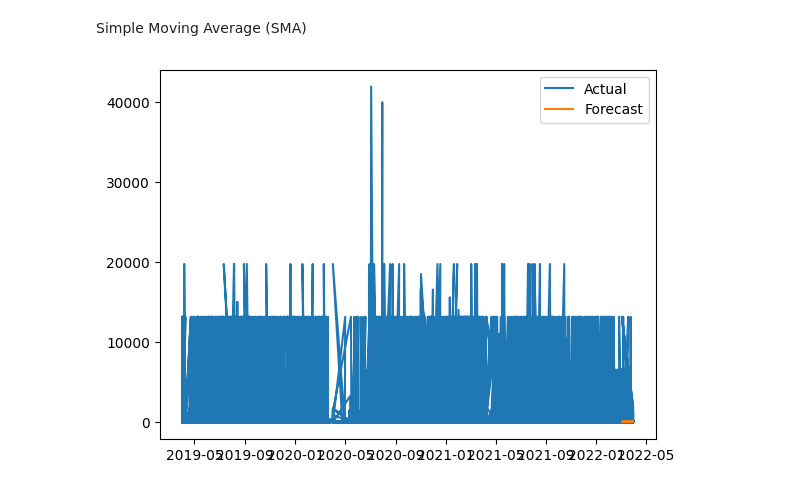
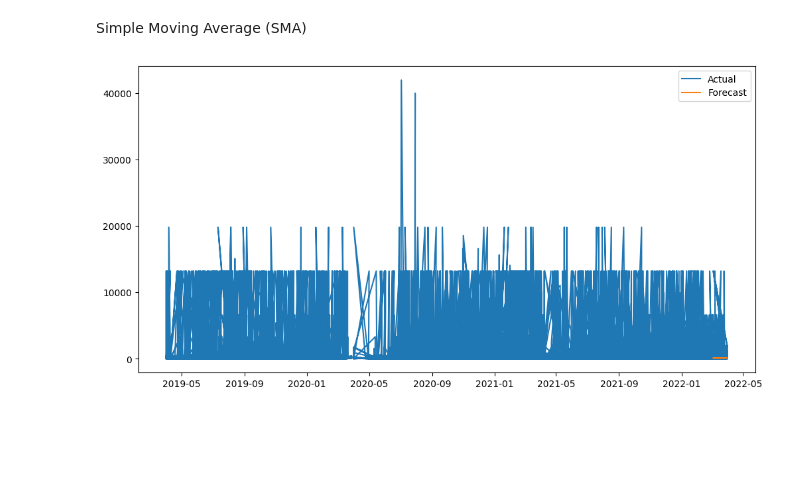
Before and after one commit to it21053528/Fiverr-Freelancing, a Jupyter notebook: anusha73k/forecast.ipynb, the cells around one changed output. Saved outputs shown, nothing was run; the diff lists cells and outputs as text; code cells hidden in the pictures; blank space fills up the shorter version.

```diff
--- a/anusha73k/forecast.ipynb
+++ b/anusha73k/forecast.ipynb
@@ -258,17 +272,18 @@ Simple Moving Average (SMA)
 # %%
 window_size = 365
 sma = df['QuantityAbs'].rolling(window=window_size).mean()
 
 last_values = df['QuantityAbs'][-window_size:]
 forecast = pd.DataFrame(last_values, columns=['QuantityAbs'], index=last_values.index)
 forecast['SMA'] = forecast['QuantityAbs'].rolling(window=window_size).mean()
 forecast['Forecast'] = forecast['SMA'].iloc[-1]
 
 df_forecast = df.append(forecast)
 
+plt.figure(figsize=(12,6))
 plt.plot(df_forecast['QuantityAbs'], label='Actual')
 plt.plot(df_forecast['Forecast'], label='Forecast')
 plt.legend()
 plt.show()
 # %% [output]
-[figure, old version]
+[figure, new version]
```
Also changed, not shown: parts of 3 cells of this notebook, 1 other file.
